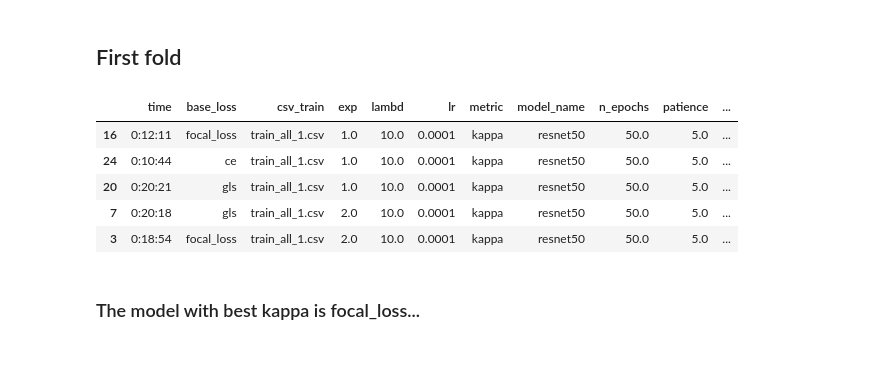
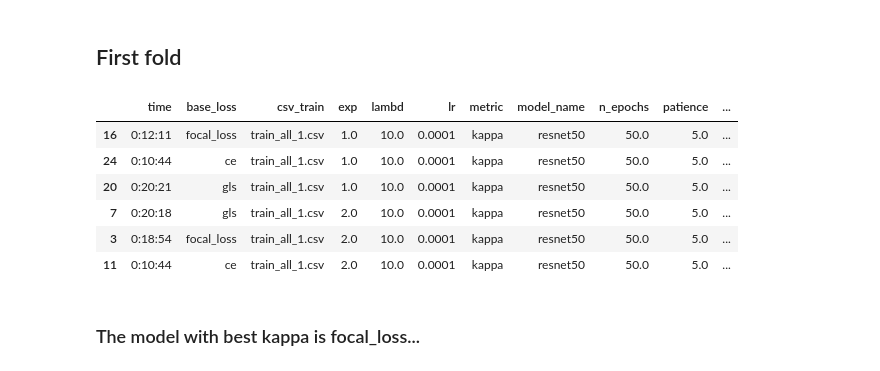
Before and after one commit to agaldran/deep_dr, a Jupyter notebook: analyze_csvs_FINAL.ipynb, the cells around one changed output. Cells and saved outputs as stored; diff of their text form; code cells hidden in the pictures.

```diff
--- a/analyze_csvs_FINAL.ipynb
+++ b/analyze_csvs_FINAL.ipynb
@@ -24,14 +24,15 @@ df_train4 = df_all[df_all.csv_train=='train_all_4.csv']
 # %% [markdown]
 ## First fold
 # %%
-df_train1.sort_values('kappa', ascending=False).head(5)
+df_train1.sort_values('kappa', ascending=False).head(15)
 # %% [output]
 |  | time | base_loss | csv_train | exp | lambd | lr | metric | model_name | n_epochs | patience | ... |
 | 16 | 0:12:11 | focal_loss | train_all_1.csv | 1.0 | 10.0 | 0.0001 | kappa | resnet50 | 50.0 | 5.0 | ... |
 | 24 | 0:10:44 | ce | train_all_1.csv | 1.0 | 10.0 | 0.0001 | kappa | resnet50 | 50.0 | 5.0 | ... |
 | 20 | 0:20:21 | gls | train_all_1.csv | 1.0 | 10.0 | 0.0001 | kappa | resnet50 | 50.0 | 5.0 | ... |
 | 7 | 0:20:18 | gls | train_all_1.csv | 2.0 | 10.0 | 0.0001 | kappa | resnet50 | 50.0 | 5.0 | ... |
 | 3 | 0:18:54 | focal_loss | train_all_1.csv | 2.0 | 10.0 | 0.0001 | kappa | resnet50 | 50.0 | 5.0 | ... |
+| 11 | 0:10:44 | ce | train_all_1.csv | 2.0 | 10.0 | 0.0001 | kappa | resnet50 | 50.0 | 5.0 | ... |
 # %% [markdown]
 ### The model with best kappa is focal_loss...
 # %%
```
Also changed, not shown: parts of 3 cells of this notebook, 3 other files.
